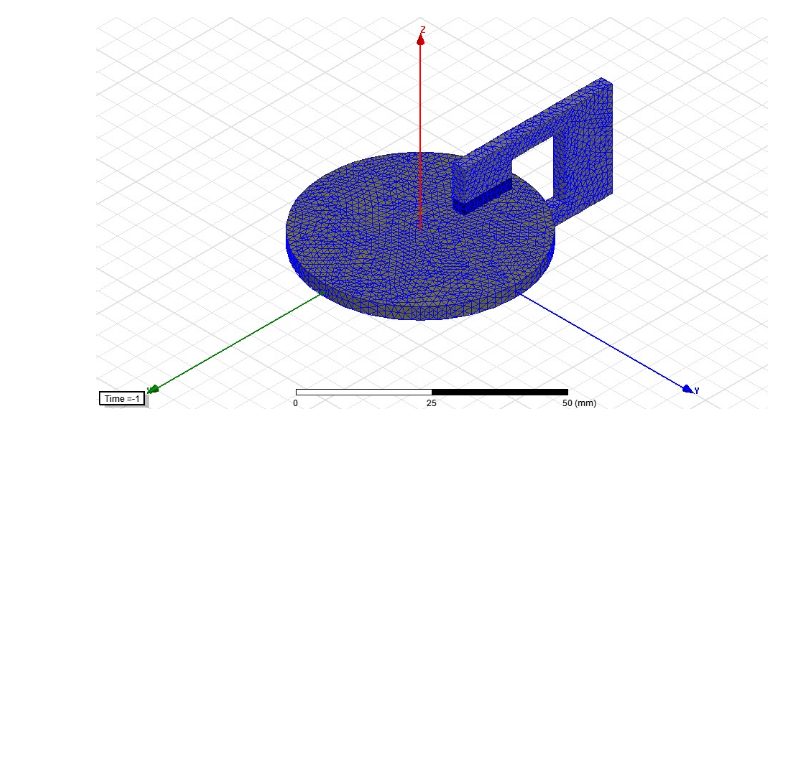
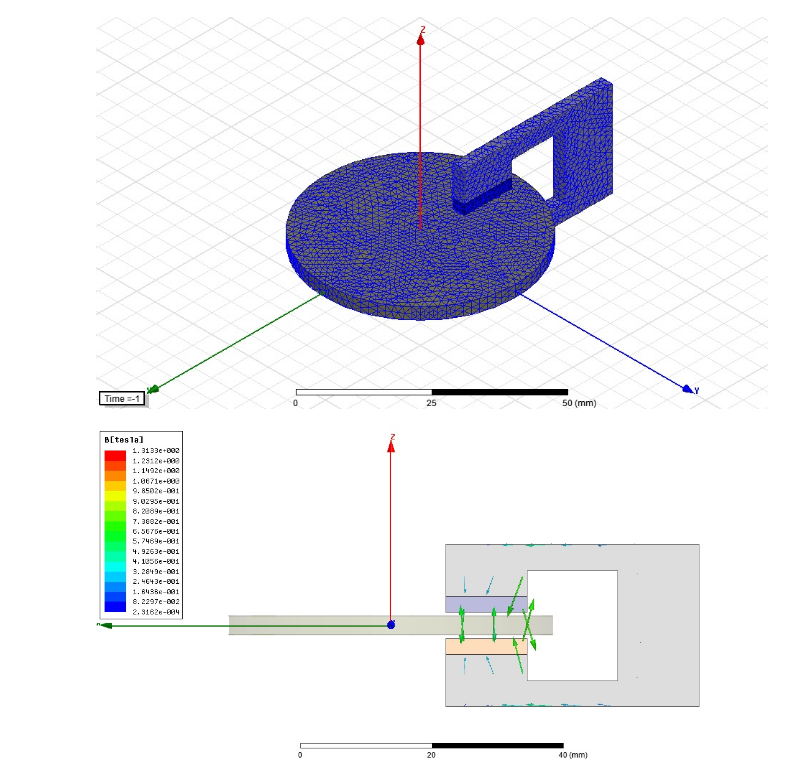
Before and after one commit to odtu/EE564, a Jupyter notebook: EDDY_BRAKE/Siamak/Eddy Current Brake.ipynb, the cells around one changed output. Cells and saved outputs as stored; diff of their text form; code cells hidden in the pictures; blank space fills up the shorter version.

```diff
--- a/EDDY_BRAKE/Siamak/Eddy Current Brake.ipynb
+++ b/EDDY_BRAKE/Siamak/Eddy Current Brake.ipynb
@@ -22,3 +22,8 @@ from IPython.display import Image
 Image(filename='eddy2.jpg')
 # %% [output]
 [figure]
+# %%
+from IPython.display import Image
+Image(filename='Eddy_B.jpg')
+# %% [output]
+[figure, added]
```
Also changed, not shown: 1 other file.
